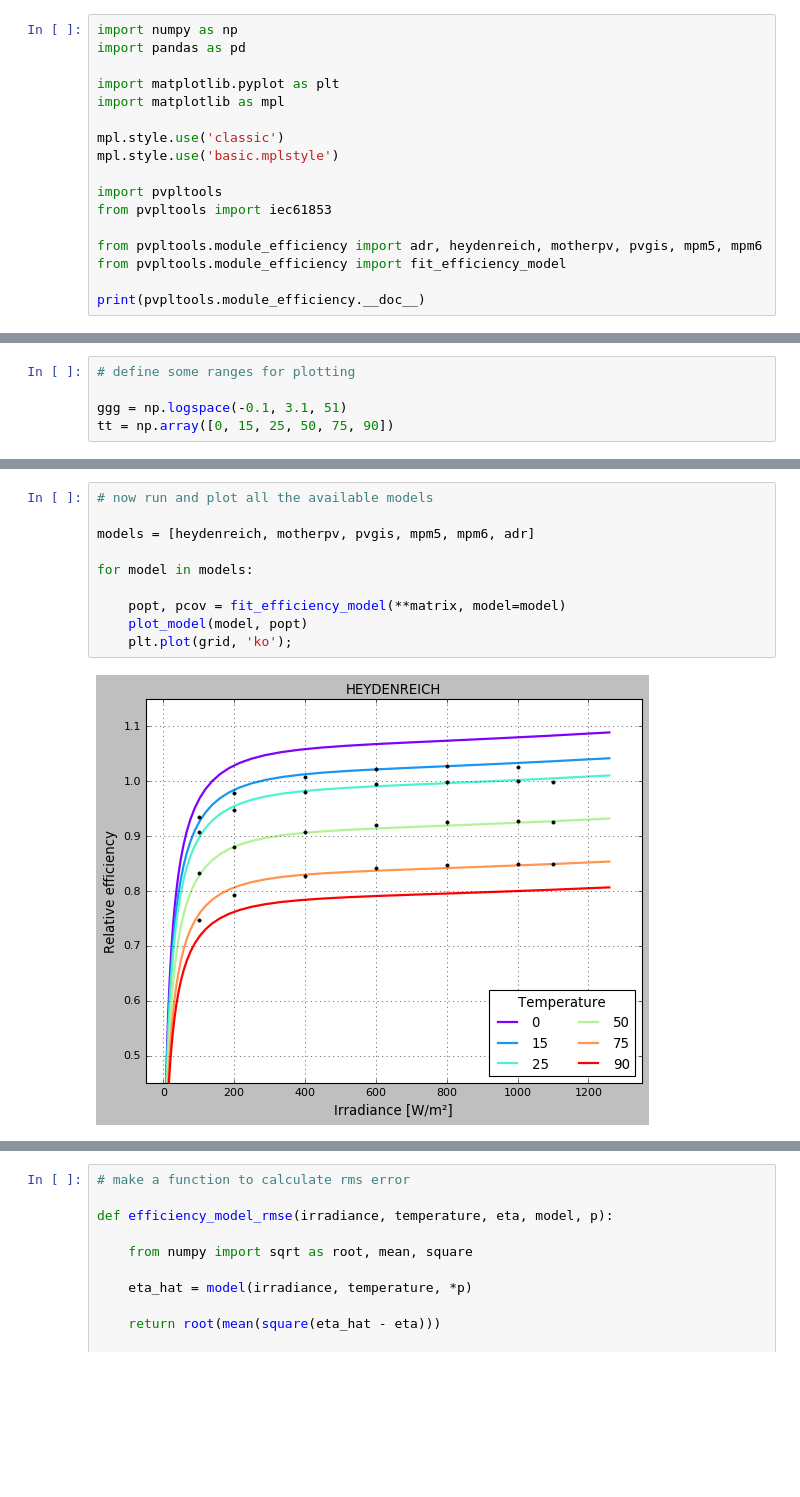
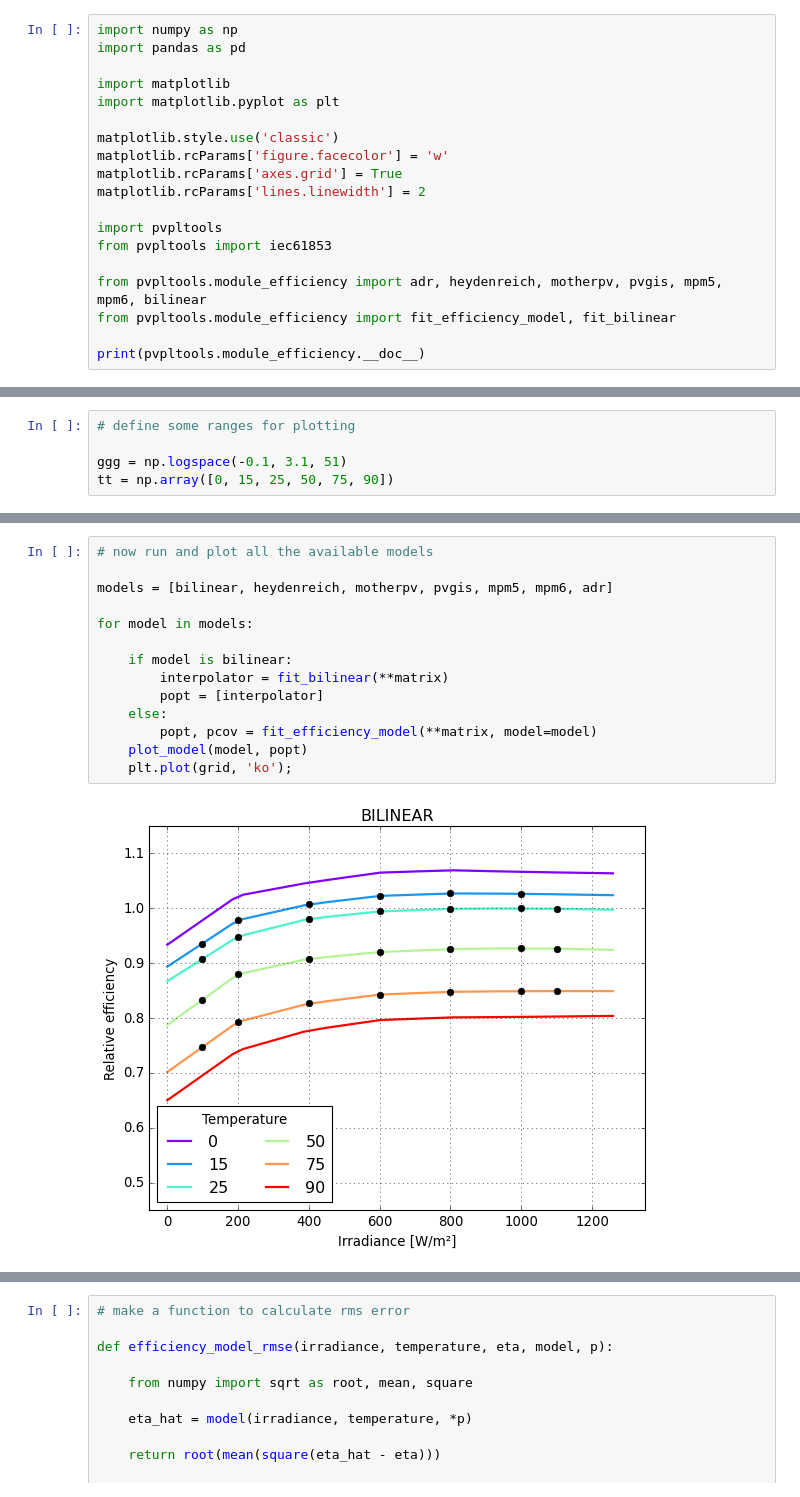
Before and after one commit to adriesse/pvpltools-python, a Jupyter notebook: examples/module_efficiency_demo.ipynb, the cells around one changed output, grey strips where cells are left out. Drawn from its saved outputs; the diff is of its cells as text; blank space fills up the shorter version.

Commit message:
Include bilinear interpolation in example code.

```diff
--- a/examples/module_efficiency_demo.ipynb
+++ b/examples/module_efficiency_demo.ipynb
@@ -2,17 +2,19 @@
 import numpy as np
 import pandas as pd
 
+import matplotlib
 import matplotlib.pyplot as plt
-import matplotlib as mpl
 
-mpl.style.use('classic')
-mpl.style.use('basic.mplstyle')
+matplotlib.style.use('classic')
+matplotlib.rcParams['figure.facecolor'] = 'w'
+matplotlib.rcParams['axes.grid'] = True
+matplotlib.rcParams['lines.linewidth'] = 2
 
 import pvpltools
 from pvpltools import iec61853
 
-from pvpltools.module_efficiency import adr, heydenreich, motherpv, pvgis, mpm5, mpm6
-from pvpltools.module_efficiency import fit_efficiency_model
+from pvpltools.module_efficiency import adr, heydenreich, motherpv, pvgis, mpm5, mpm6, bilinear
+from pvpltools.module_efficiency import fit_efficiency_model, fit_bilinear
 
 print(pvpltools.module_efficiency.__doc__)
 # %% [output]
@@ -150,12 +152,16 @@ ax.plot(grid, 'ko');
 # %%
 # now run and plot all the available models
 
-models = [heydenreich, motherpv, pvgis, mpm5, mpm6, adr]
+models = [bilinear, heydenreich, motherpv, pvgis, mpm5, mpm6, adr]
 
 for model in models:
 
-    popt, pcov = fit_efficiency_model(**matrix, model=model)
+    if model is bilinear:
+        interpolator = fit_bilinear(**matrix)
+        popt = [interpolator]
+    else:
+        popt, pcov = fit_efficiency_model(**matrix, model=model)
     plot_model(model, popt)
     plt.plot(grid, 'ko');
 # %% [output]
-[figure, old version]
+[figure, new version]
```
Also changed, not shown: parts of 8 cells of this notebook.
